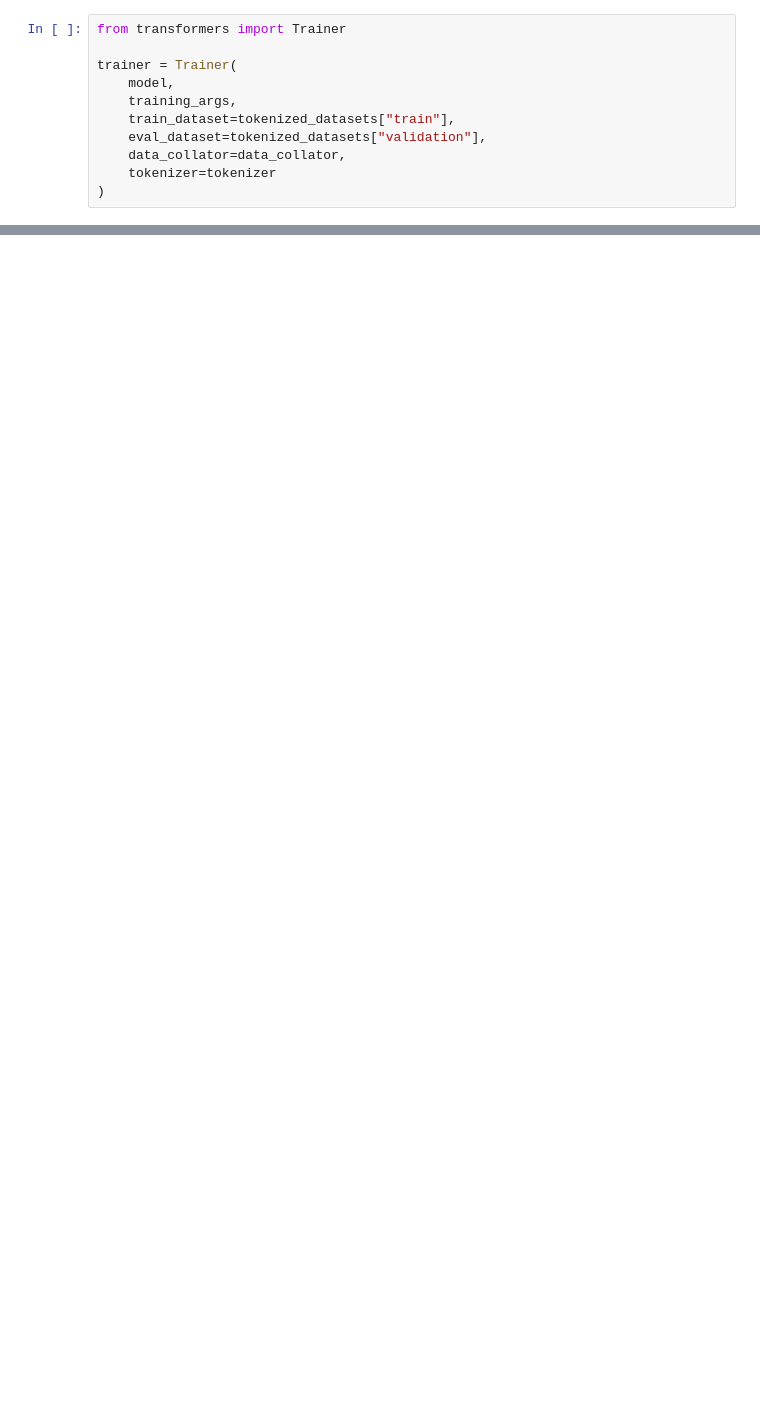
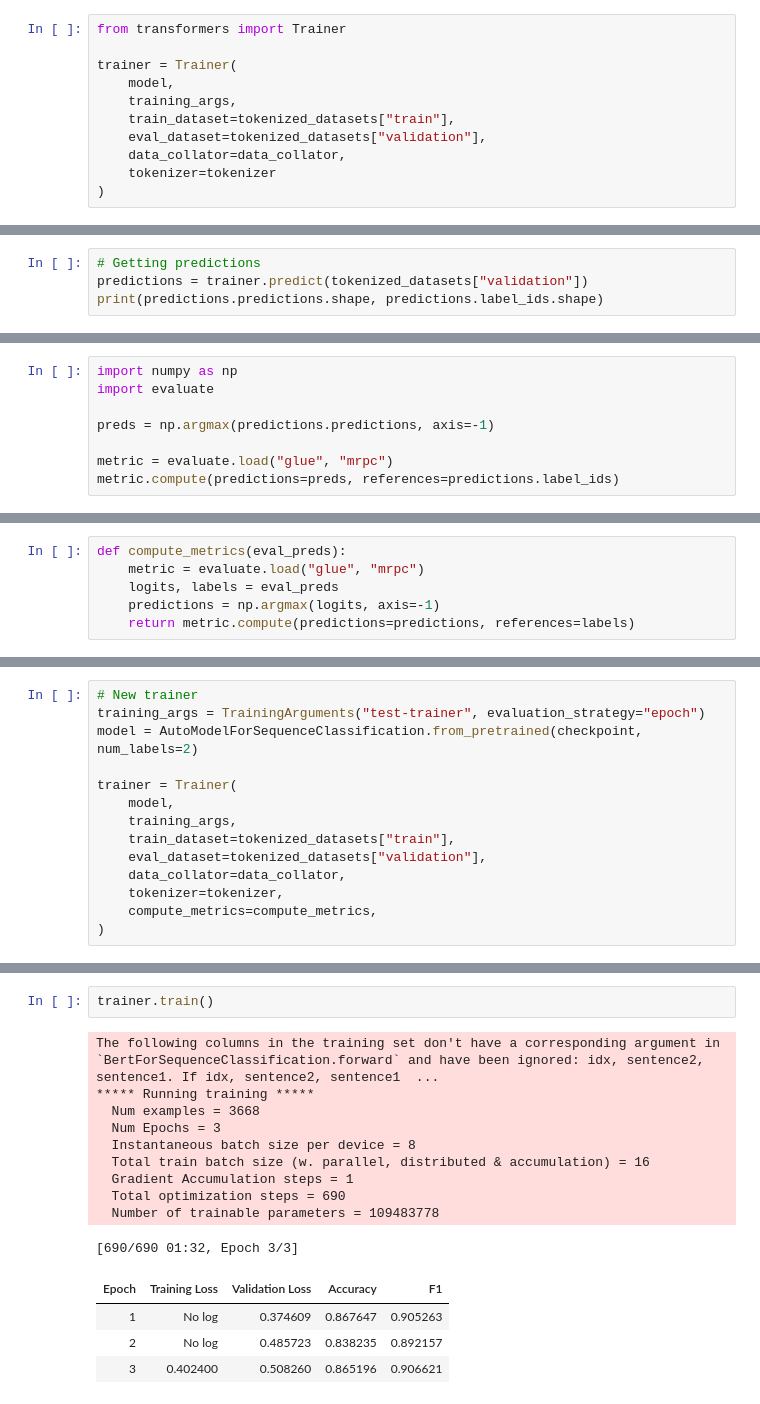
Before and after one commit to ytan101/huggingface-course, a Jupyter notebook: 03_fine-tuning/2-fine-tuning.ipynb, the cells around one changed output, grey strips where cells are left out. Drawn from its saved outputs; the diff is of its cells as text; blank space fills up the shorter version.

```diff
--- a/03_fine-tuning/2-fine-tuning.ipynb
+++ b/03_fine-tuning/2-fine-tuning.ipynb
@@ -84,0 +75,4 @@ TrainOutput(global_step=1377, training_loss=0.3251360087786019, metrics={'train_
+# %%
+# Getting predictions
+predictions = trainer.predict(tokenized_datasets["validation"])
+print(predictions.predictions.shape, predictions.label_ids.shape)
@@ -84,0 +86,8 @@ TrainOutput(global_step=1377, training_loss=0.3251360087786019, metrics={'train_
+# %%
+import numpy as np
+import evaluate
+
+preds = np.argmax(predictions.predictions, axis=-1)
+
+metric = evaluate.load("glue", "mrpc")
+metric.compute(predictions=preds, references=predictions.label_ids)
@@ -84,0 +98,6 @@ TrainOutput(global_step=1377, training_loss=0.3251360087786019, metrics={'train_
+# %%
+def compute_metrics(eval_preds):
+    metric = evaluate.load("glue", "mrpc")
+    logits, labels = eval_preds
+    predictions = np.argmax(logits, axis=-1)
+    return metric.compute(predictions=predictions, references=labels)
@@ -84,0 +106,14 @@ TrainOutput(global_step=1377, training_loss=0.3251360087786019, metrics={'train_
+# %%
+# New trainer
+training_args = TrainingArguments("test-trainer", evaluation_strategy="epoch")
+model = AutoModelForSequenceClassification.from_pretrained(checkpoint, num_labels=2)
+
+trainer = Trainer(
+    model,
+    training_args,
+    train_dataset=tokenized_datasets["train"],
+    eval_dataset=tokenized_datasets["validation"],
+    data_collator=data_collator,
+    tokenizer=tokenizer,
+    compute_metrics=compute_metrics,
+)
@@ -84,0 +138,17 @@ TrainOutput(global_step=1377, training_loss=0.3251360087786019, metrics={'train_
+# %%
+trainer.train()
+# %% [output]
+The following columns in the training set don't have a corresponding argument in `BertForSequenceClassification.forward` and have been ignored: idx, sentence2, sentence1. If idx, sentence2, sentence1  ...
+***** Running training *****
+  Num examples = 3668
+  Num Epochs = 3
+  Instantaneous batch size per device = 8
+  Total train batch size (w. parallel, distributed & accumulation) = 16
+  Gradient Accumulation steps = 1
+  Total optimization steps = 690
+  Number of trainable parameters = 109483778
+[690/690 01:32, Epoch 3/3]
+| Epoch | Training Loss | Validation Loss | Accuracy | F1 |
+| 1 | No log | 0.374609 | 0.867647 | 0.905263 |
+| 2 | No log | 0.485723 | 0.838235 | 0.892157 |
+| 3 | 0.402400 | 0.508260 | 0.865196 | 0.906621 |
```
Also changed, not shown: parts of 13 cells of this notebook, 1 other file.
